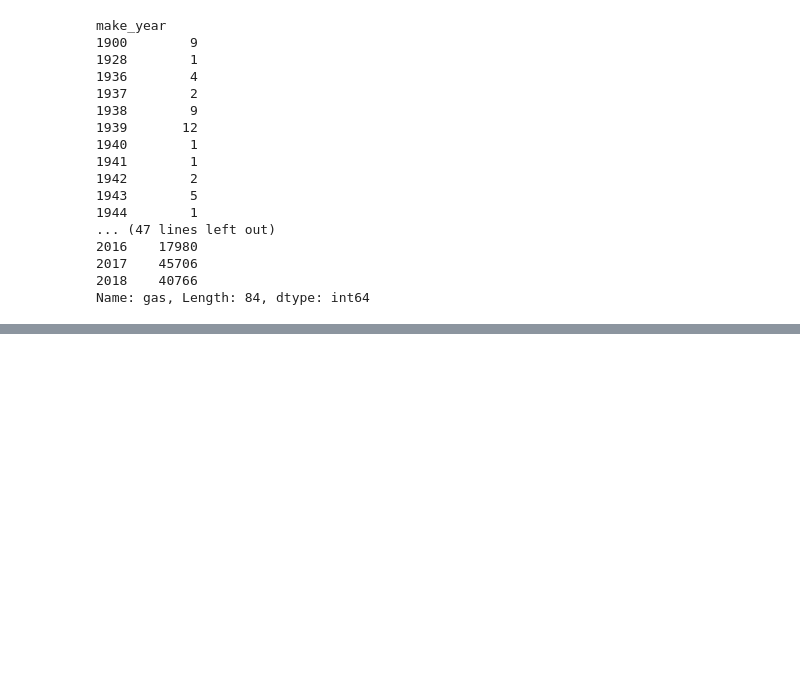
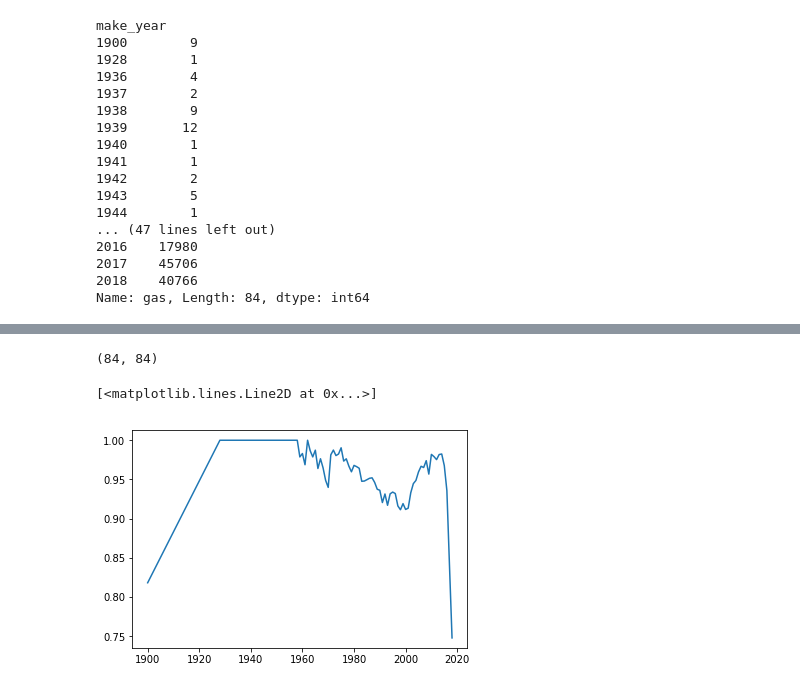
Before and after one commit to artemii-yanushevskyi/Interviews-preparation, a Jupyter notebook: Pandas.ipynb, the cells around one changed output, grey strips where cells are left out. Drawn from its saved outputs; the diff is of its cells as text; code cells hidden in the pictures; blank space fills up the shorter version.

```diff
--- a/Pandas.ipynb
+++ b/Pandas.ipynb
@@ -658,0 +646,10 @@ plt.plot(year_gas_count.keys(), gas_year_count_pers)
+# %%
+gas_year_count_pers = gas_count/count
+year_list, gas_persent = np.array(list(year_gas_count.keys())), gas_year_count_pers.values
+# %% [output]
+(84, 84)
+# %%
+plt.plot(year_list, gas_persent)
+# %% [output]
+[<matplotlib.lines.Line2D at 0x...>]
+[figure, added]
```
Also changed, not shown: parts of 51 cells of this notebook.
